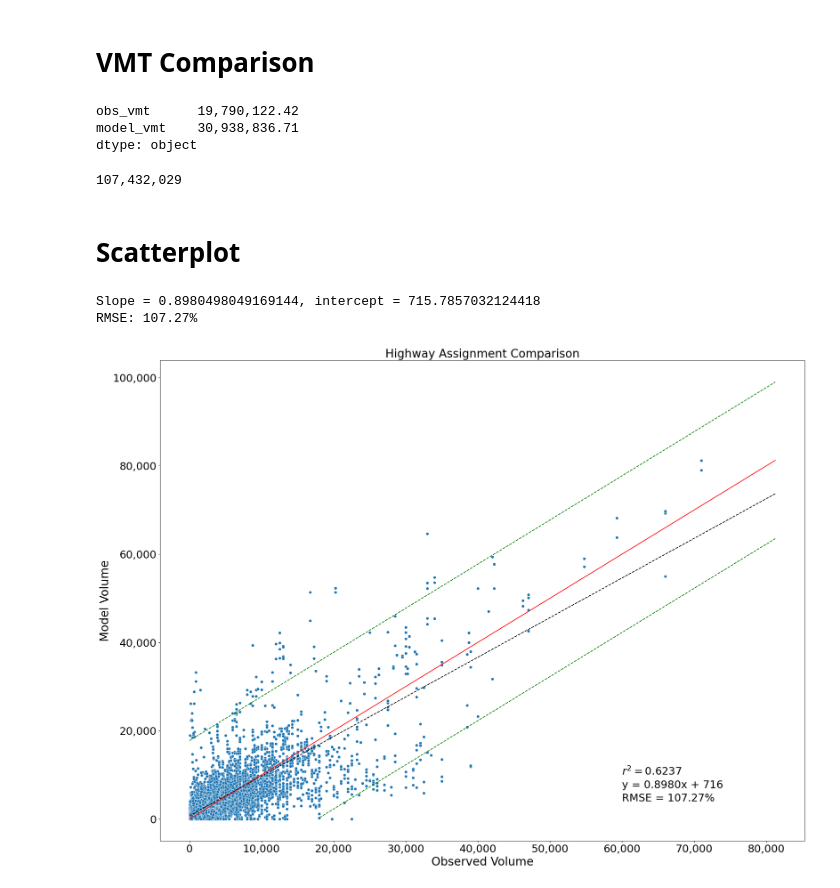
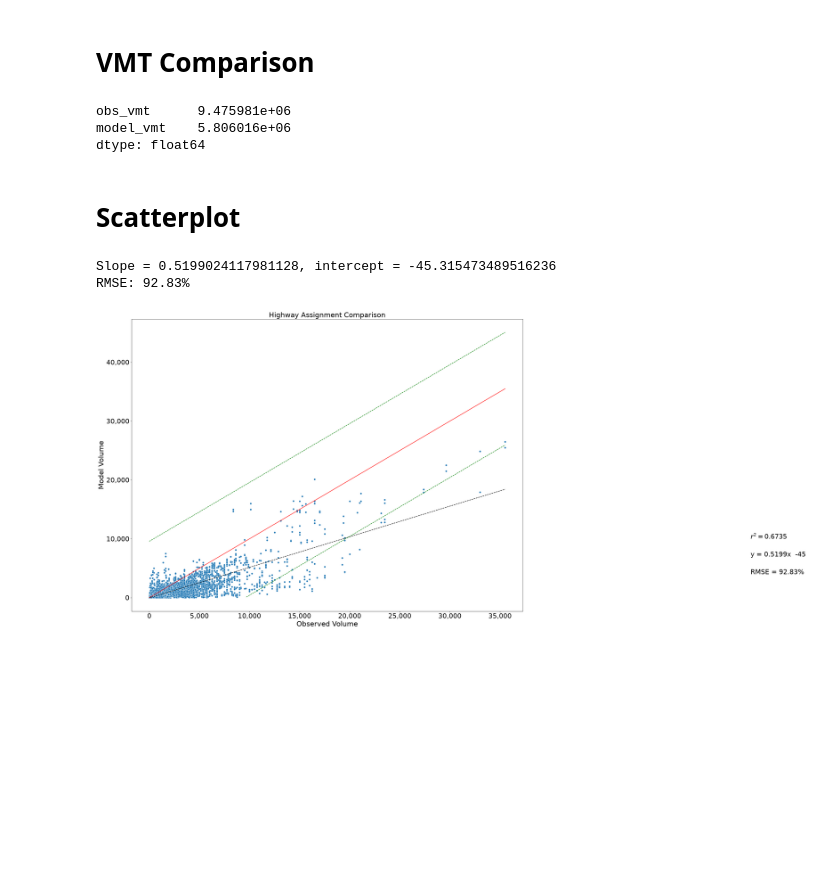
Before and after one commit to RSGInc/IdahoSTDM, a Jupyter notebook: ITDSTDM/programs/python/highway_validation/highway_validation.ipynb, the cells around one changed output. Cells and saved outputs as stored; diff of their text form; code cells hidden in the pictures; blank space fills up the shorter version.

```diff
--- a/ITDSTDM/programs/python/highway_validation/highway_validation.ipynb
+++ b/ITDSTDM/programs/python/highway_validation/highway_validation.ipynb
@@ -24,3 +1,13 @@ net['TVOL'] = net['VOL']
+# %%
+import pandas as pd
+import geopandas as gpd
+import shapely.geometry
+import numpy as np
+import matplotlib
+import matplotlib.pyplot as plt
+import seaborn as sns
+
+net = gpd.read_file(r'E:\E-Data\Projects\Clients\ITD\IdahoSTDM\Models\BaseYear\Development\ITDSTDM\outputs2020\itdasnfinal.shp')
 # %%
 # Note: this process takes nearly 30 minutes
 # aadt_point = aadt[['RouteID', 'FromMeasur', 'ToMeasure', 'AADT', 'PassengerA', 'Commercial']].copy()
@@ -36,8 +23,8 @@ net['TVOL'] = net['VOL']
 #     if cntdf.shape[0] > 0:
 #         net.loc[i, 'AADT'] = int(cntdf.values[0].replace(",","")) / (2.0 if net.loc[i, 'ONEWAY'] == 0 or net.loc[i, 'DOUBLE_LIN'] == 1 else 1)
 #     if ccntdf.shape[0] > 0:
-#         net.loc[i, 'TAADT'] = int(ccntdf.values[0].replace(",","")) / (2.0 if net.loc[i, 'ONEWAY'] == 0 or net.loc[i, 'DOUBLE_LIN'] == 1 else 1)
+#         net.loc[i, 'TAADT'] = int(ccntdf.values[0].replace(",","")) / (2.0 if x.loc[i, 'ONEWAY'] == 0 or net.loc[i, 'DOUBLE_LIN'] == 1 else 1)
 #     if pcntdf.shape[0] > 0:
 #         net.loc[i, 'PAADT'] = int(pcntdf.values[0].replace(",","")) / (2.0 if net.loc[i, 'ONEWAY'] == 0 or net.loc[i, 'DOUBLE_LIN'] == 1 else 1)
 counts = pd.read_csv('netcounts.csv')
-net = net.merge(counts, how = 'left', on = ['A', 'B'])
+net2 = net.merge(counts, how = 'left', on = ['A', 'B'])
@@ -48,57 +32,60 @@ net = net.merge(counts, how = 'left', on = ['A', 'B'])
 # VMT Comparison
 # %%
 # VMT comparison
-x = net[net['AADT'].fillna(0) > 0].copy()
-x['model_vmt'] = x['TVOL'] * x['DIST']
-x['obs_vmt'] = x['AADT'] * x['DIST']
+net3 = net2[net2['AADT'].fillna(0) > 0].copy()
+net4 = net3[net3['VOL'].fillna(0) > 0].copy()
+net4['model_vmt'] = net4['VOL'] * net4['DIST']
+net4['obs_vmt'] = (net4['AADT']/2) * net4['DIST']
 
-x[['obs_vmt', 'model_vmt']].sum().map('{:,.2f}'.format)
+net4[['obs_vmt', 'model_vmt']].sum().map('{:,.2f}'.format)
+
+net4.to_csv("net4.csv")
+
+print(net4[['obs_vmt', 'model_vmt']].sum())
 # %% [output]
-obs_vmt      19,790,122.42
-model_vmt    30,938,836.71
-dtype: object
+obs_vmt      9.475981e+06
+model_vmt    5.806016e+06
+dtype: float64
-# %%
-print(f"{(net['VOL'] * net['DIST']).sum():,.0f}")
-# %% [output]
-107,432,029
 # %% [markdown]
 # Scatterplot
 # %%
 ftype_colors = {1: 'red', 2: 'blue', 3: 'green', 4: 'black', 5: 'black', 6: 'black'}
 
-plot_data = net[net['AADT'] > 0].rename(columns = {'AADT': 'Count', 'TVOL': 'Model'})
+net4['AADT'] = net4['AADT'] / 2
+plot_data = net4[net4['AADT'] > 0].rename(columns = {'AADT': 'Count', 'VOL': 'Model'})
 
 m,b = np.polyfit(plot_data['Count'], plot_data['Model'], 1)
 poly1d_fn = np.poly1d(np.polyfit(plot_data['Count'], plot_data['Model'], 1))
+
 print(f"Slope = {m}, intercept = {b}")
 
 print(f"RMSE: {np.sqrt(((plot_data.Model - plot_data.Count)**2).sum() / plot_data.shape[0]) / (plot_data.Count.sum() / (plot_data.Count.count()-1)):.2%}")
 
 x_pred = np.linspace(0, np.max(np.max(plot_data[['Model', 'Count']])), 100)
 x_pred2 = x_pred[x_pred - 3.0 * plot_data.Count.std() > 0]
 yy_pred = np.linspace
 fig, ax = plt.subplots(figsize=(24, 18))
 plot_idx = 111
 plt.subplot(plot_idx)
 sns.lineplot(x=x_pred, y=x_pred, ax=ax, color = 'red')
 sns.lineplot(x = x_pred, y = poly1d_fn(x_pred), ax = ax, color = 'black', linestyle='dashed')
 sns.lineplot(x = x_pred, y = x_pred + 3.0 * plot_data.Count.std(), color = 'green', linestyle = 'dashed')
 sns.lineplot(x = x_pred2, y = x_pred2 - 3.0 * plot_data.Count.std(), color = 'green', linestyle = 'dashed')
 sns.scatterplot(data = plot_data, x = 'Count', y = 'Model') #, c = plot_data['FTYPE'].map(ftype_colors))
 plt.text(60000, 10000, f"$r^2 = {plot_data[['Model', 'Count']].corr()['Model']['Count']**2:.4f}$", fontsize=22)
 plt.text(60000, 7000, f"y = {m:.4f}x {'+' if b >= 0 else ''} {b:,.0f}", fontsize=22)
 plt.text(60000, 4000, f"RMSE = {np.sqrt(((plot_data.Model - plot_data.Count)**2).sum() / plot_data.shape[0]) / (plot_data.Count.sum() / (plot_data.Count.count()-1)):.2%}", fontsize=22)
 plt.title(f"Highway Assignment Comparison", fontsize=24)
 plt.xticks(fontsize=22)
 plt.yticks(fontsize=22)
 plt.ylabel('Model Volume', fontsize=24)
 plt.xlabel('Observed Volume', fontsize=24)
 ax.yaxis.set_major_formatter(matplotlib.ticker.StrMethodFormatter('{x:,.0f}'))
 ax.xaxis.set_major_formatter(matplotlib.ticker.StrMethodFormatter('{x:,.0f}'))
 # %% [output]
-Slope = 0.8980498049169144, intercept = 715.7857032124418
-RMSE: 107.27%
+Slope = 0.5199024117981128, intercept = -45.315473489516236
+RMSE: 92.83%
-[figure, old version]
+[figure, new version]
 # %%
 ftype_colors = {1: 'red', 2: 'blue', 3: 'green', 4: 'black', 5: 'black', 6: 'black'}
 
```
Also changed, not shown: parts of 7 cells of this notebook, 2 other files.
